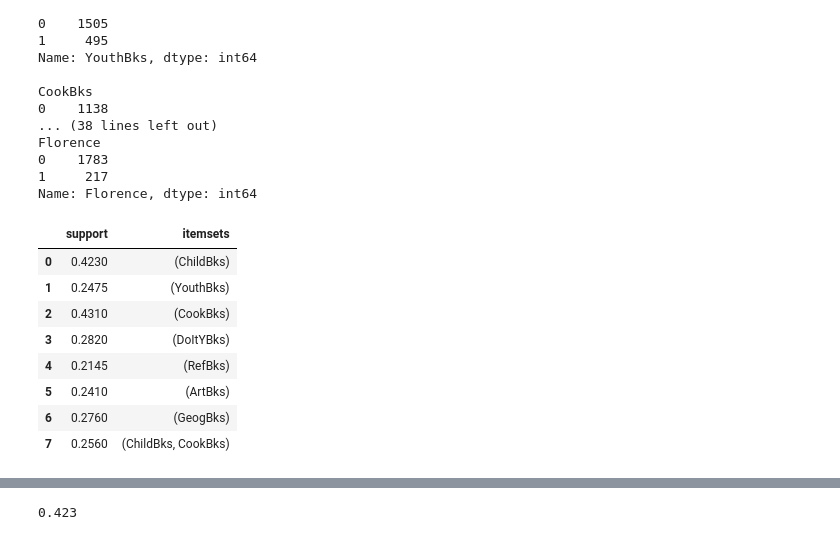
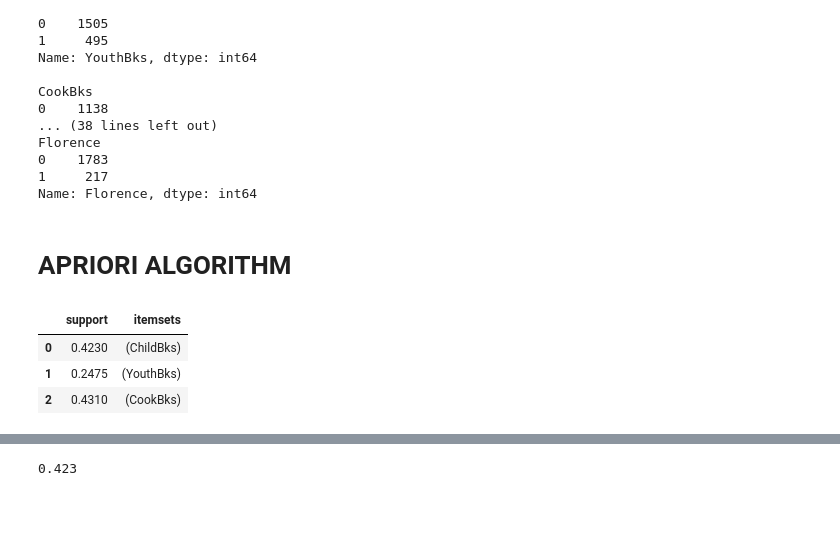
Before and after one commit to niranjankr18/ASSOCIATION-RULES, a Jupyter notebook: association book.ipynb, the cells around one changed output, grey strips where cells are left out. Cells and saved outputs as stored; diff of their text form; code cells hidden in the pictures; blank space fills up the shorter version.

```diff
--- a/association book.ipynb
+++ b/association book.ipynb
@@ -8,5 +28,5 @@ warnings.filterwarnings("ignore")
 # %%
-b1=pd.read_csv("book.csv")
+b1=pd.read_csv("assbook.csv",encoding="unicode_escape")
 b1
 # %% [output]
 |  | ChildBks | YouthBks | CookBks | DoItYBks | RefBks | ArtBks | GeogBks | ItalCook | ItalAtlas | ItalArt | ... |
@@ -49,16 +69,13 @@ Florence
 0    1783
 1     217
 Name: Florence, dtype: int64
+# %% [markdown]
+# APRIORI ALGORITHM
 # %%
-frequent_itemsets = apriori(b1, min_support=0.2, use_colnames=True)
-frequent_itemsets
+frequent_itemsets = apriori(b1, min_support=0.1, use_colnames=True)
+frequent_itemsets.head(3)
 # %% [output]
 |  | support | itemsets |
 | 0 | 0.4230 | (ChildBks) |
 | 1 | 0.2475 | (YouthBks) |
 | 2 | 0.4310 | (CookBks) |
-| 3 | 0.2820 | (DoItYBks) |
-| 4 | 0.2145 | (RefBks) |
-| 5 | 0.2410 | (ArtBks) |
-| 6 | 0.2760 | (GeogBks) |
-| 7 | 0.2560 | (ChildBks, CookBks) |
```
Also changed, not shown: parts of 22 cells of this notebook.
